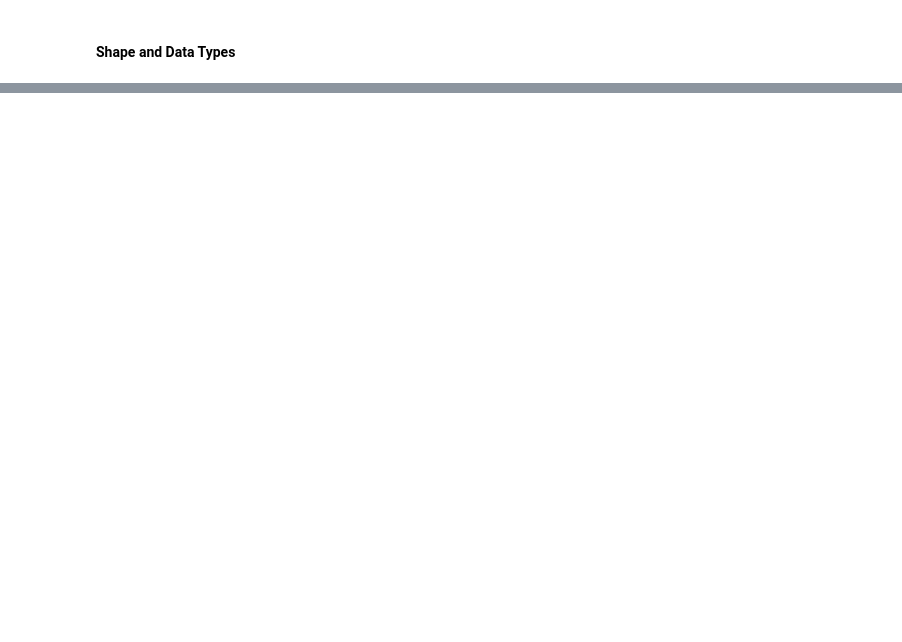
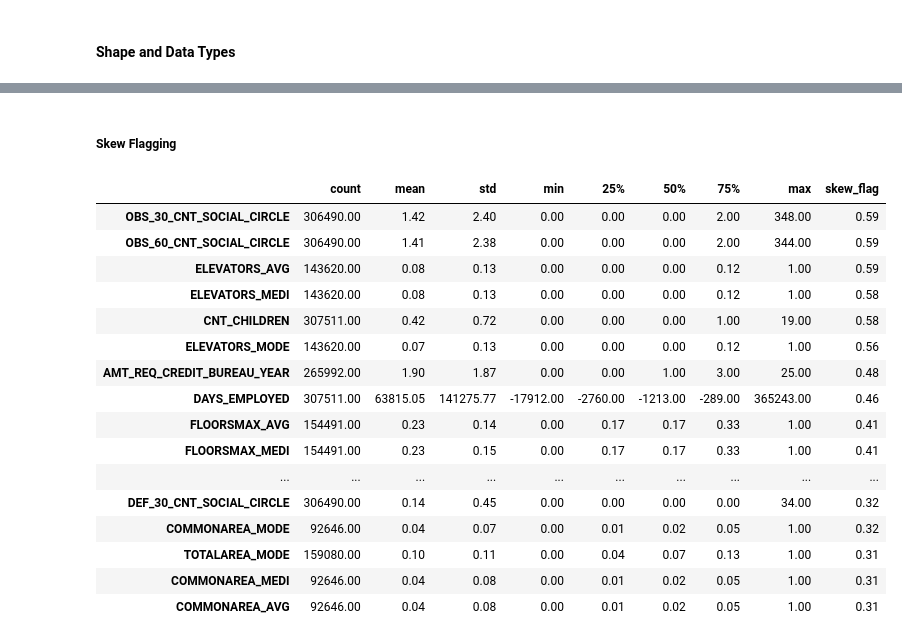
Before and after one commit to smallchuch/CreditRiskLearning, a Jupyter notebook: HCDR Project/first_HCDR_project_notebook.ipynb, the cells around one changed output, grey strips where cells are left out. Cells and saved outputs as stored; diff of their text form; code cells hidden in the pictures; blank space fills up the shorter version.

```diff
--- a/HCDR Project/first_HCDR_project_notebook.ipynb
+++ b/HCDR Project/first_HCDR_project_notebook.ipynb
@@ -206,7 +189,12 @@ Error:
 # %%
 datatypes = df.dtypes
 
-print(datatypes)
+cat_cols = df.select_dtypes(include="object").columns
+num_cols = df.select_dtypes(include="number").columns
 
-pd.array
+df_cat = df.select_dtypes(include='object')
+df_num = df.select_dtypes(include='number')
+
+print(cat_cols)
+print(num_cols)
 # %% [output]
@@ -225,0 +278,8 @@ Length: 122, dtype: object
+# %%
+nunique_vals = df[num_cols].nunique()  # unique value count per numeric column
+
+# Keep only column names where exactly 2 distinct values exist
+binary_cols = nunique_vals[nunique_vals == 2].index.tolist()
+
+print(binary_cols)
+print(f"{len(binary_cols)} binary columns found out of {len(num_cols)} numeric columns")
@@ -225,0 +289,11 @@ Length: 122, dtype: object
+# %%
+
+#
+continuous_cols = [c for c in num_cols if c not in binary_cols]
+
+df_num_con = df[continuous_cols].columns
+
+print(df_num_con)
+
+for col in continuous_cols:
+    print(col, df[col].nunique())
@@ -225,0 +320,7 @@ Length: 122, dtype: object
+# %%
+df_num = df[continuous_cols]
+
+print(df_num.columns)
+
+desc = df_num.describe().T
+print(desc)
@@ -225,0 +345,27 @@ Length: 122, dtype: object
+# %% [markdown]
+##### Skew Flagging
+# %%
+# Rough skew proxy: (mean - median) / std. Not the true skewness statistic —
+# scaled by std purely so columns are comparable to each other, not a normality assumption.
+# Use df[num_cols].skew() for the actual statistical measure.
+
+desc["skew_flag"] = (desc["mean"] - desc["50%"]).abs() / desc["std"]
+desc.sort_values("skew_flag", ascending=False).head(20)
+# %% [output]
+|  | count | mean | std | min | 25% | 50% | 75% | max | skew_flag |
+| OBS_30_CNT_SOCIAL_CIRCLE | 306490.00 | 1.42 | 2.40 | 0.00 | 0.00 | 0.00 | 2.00 | 348.00 | 0.59 |
+| OBS_60_CNT_SOCIAL_CIRCLE | 306490.00 | 1.41 | 2.38 | 0.00 | 0.00 | 0.00 | 2.00 | 344.00 | 0.59 |
+| ELEVATORS_AVG | 143620.00 | 0.08 | 0.13 | 0.00 | 0.00 | 0.00 | 0.12 | 1.00 | 0.59 |
+| ELEVATORS_MEDI | 143620.00 | 0.08 | 0.13 | 0.00 | 0.00 | 0.00 | 0.12 | 1.00 | 0.58 |
+| CNT_CHILDREN | 307511.00 | 0.42 | 0.72 | 0.00 | 0.00 | 0.00 | 1.00 | 19.00 | 0.58 |
+| ELEVATORS_MODE | 143620.00 | 0.07 | 0.13 | 0.00 | 0.00 | 0.00 | 0.12 | 1.00 | 0.56 |
+| AMT_REQ_CREDIT_BUREAU_YEAR | 265992.00 | 1.90 | 1.87 | 0.00 | 0.00 | 1.00 | 3.00 | 25.00 | 0.48 |
+| DAYS_EMPLOYED | 307511.00 | 63815.05 | 141275.77 | -17912.00 | -2760.00 | -1213.00 | -289.00 | 365243.00 | 0.46 |
+| FLOORSMAX_AVG | 154491.00 | 0.23 | 0.14 | 0.00 | 0.17 | 0.17 | 0.33 | 1.00 | 0.41 |
+| FLOORSMAX_MEDI | 154491.00 | 0.23 | 0.15 | 0.00 | 0.17 | 0.17 | 0.33 | 1.00 | 0.41 |
+| ... | ... | ... | ... | ... | ... | ... | ... | ... | ... |
+| DEF_30_CNT_SOCIAL_CIRCLE | 306490.00 | 0.14 | 0.45 | 0.00 | 0.00 | 0.00 | 0.00 | 34.00 | 0.32 |
+| COMMONAREA_MODE | 92646.00 | 0.04 | 0.07 | 0.00 | 0.01 | 0.02 | 0.05 | 1.00 | 0.32 |
+| TOTALAREA_MODE | 159080.00 | 0.10 | 0.11 | 0.00 | 0.04 | 0.07 | 0.13 | 1.00 | 0.31 |
+| COMMONAREA_MEDI | 92646.00 | 0.04 | 0.08 | 0.00 | 0.01 | 0.02 | 0.05 | 1.00 | 0.31 |
+| COMMONAREA_AVG | 92646.00 | 0.04 | 0.08 | 0.00 | 0.01 | 0.02 | 0.05 | 1.00 | 0.31 |
```
Also changed, not shown: parts of 45 cells of this notebook, 10 other files.
